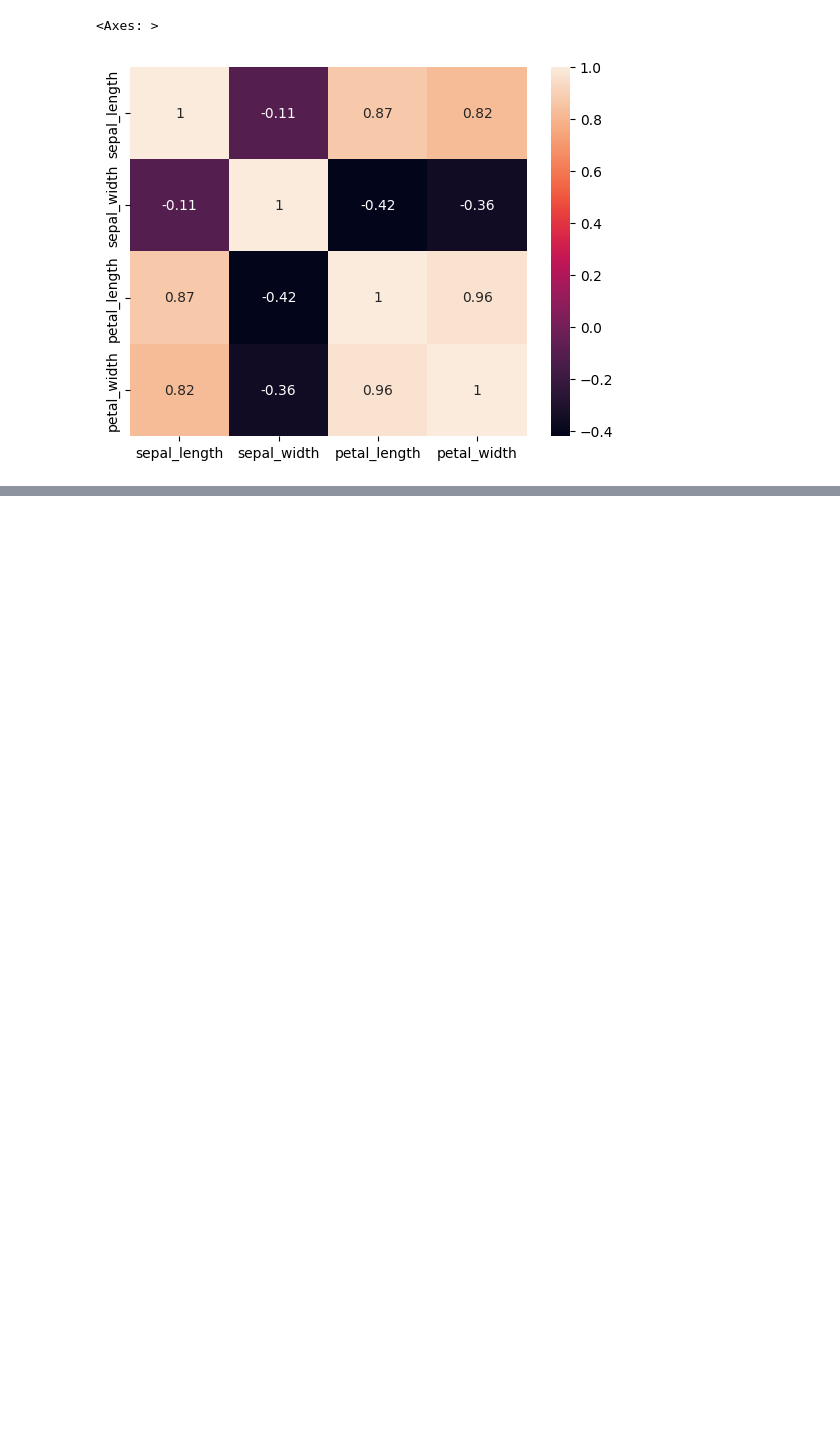
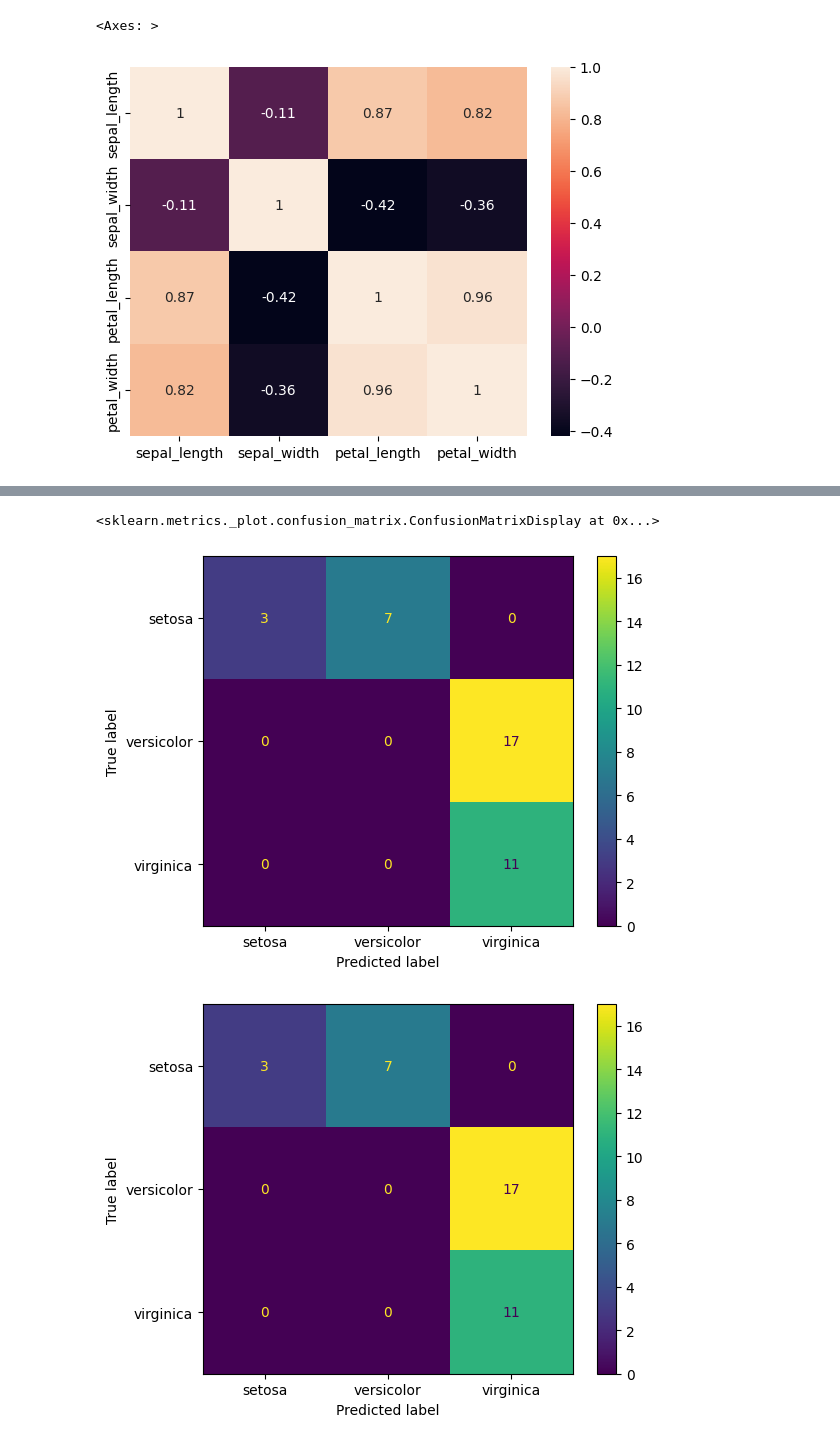
Before and after one commit to smdarshad000-lab/data-science-concepts, a Jupyter notebook: 29_multi_classification.ipynb, the cells around one changed output, grey strips where cells are left out. Cells and saved outputs as stored; diff of their text form; code cells hidden in the pictures; blank space fills up the shorter version.

```diff
--- a/29_multi_classification.ipynb
+++ b/29_multi_classification.ipynb
@@ -85,0 +150,6 @@ scaled_X_test = scaler.transform(X_test)
+# %%
+ConfusionMatrixDisplay.from_predictions(y_test, y_pred).plot()
+# %% [output]
+<sklearn.metrics._plot.confusion_matrix.ConfusionMatrixDisplay at 0x...>
+[figure, added]
+[figure, added]
```
Also changed, not shown: parts of 13 cells of this notebook.
